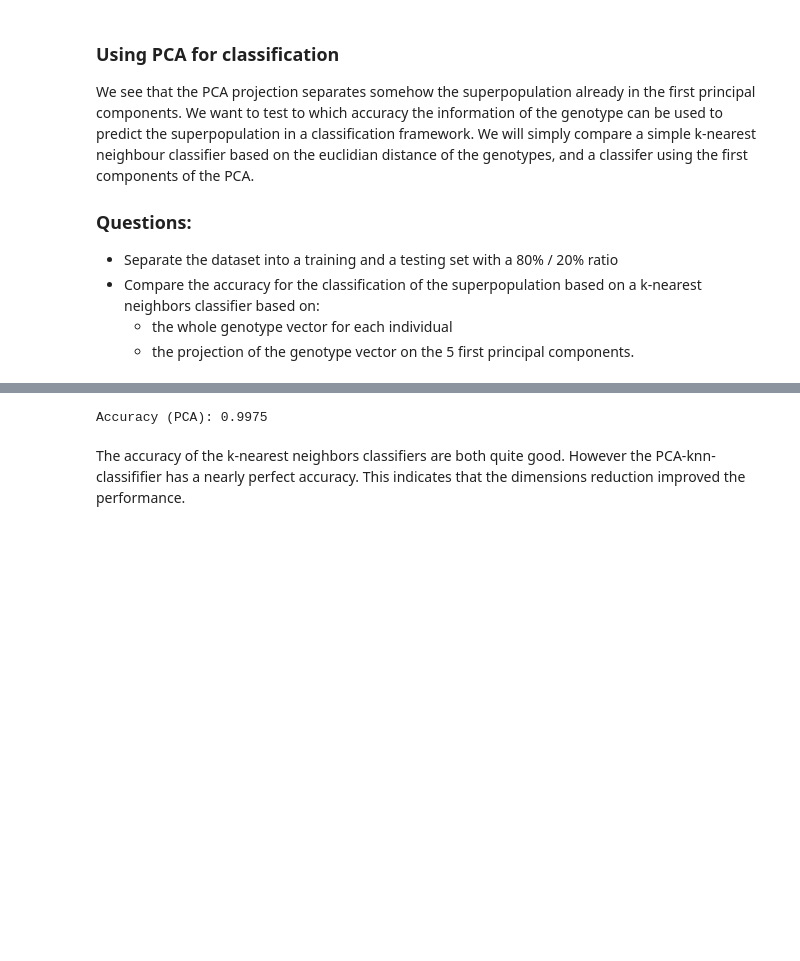
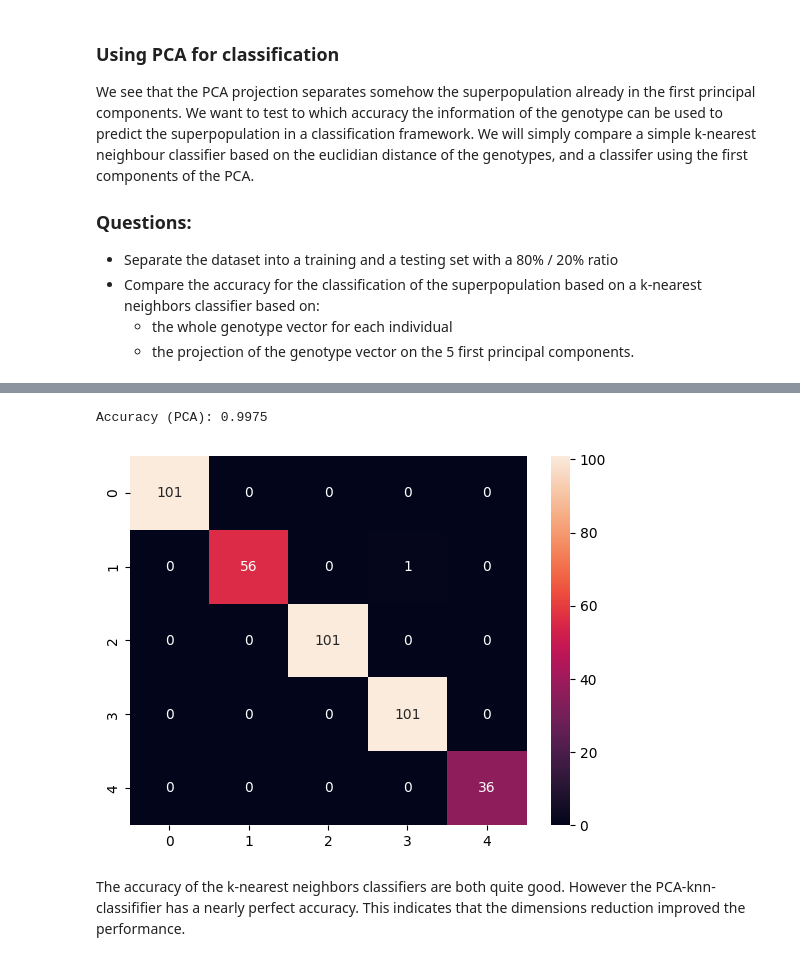
Before and after one commit to HendrikHigl/ma-cs-apml, a Jupyter notebook: LDAProject/LDA_project.ipynb, the cells around one changed output, grey strips where cells are left out. Drawn from its saved outputs; the diff is of its cells as text; code cells hidden in the pictures; blank space fills up the shorter version.

```diff
--- a/LDAProject/LDA_project.ipynb
+++ b/LDAProject/LDA_project.ipynb
@@ -297,12 +301,16 @@ X_train_pca, X_test_pca, Y_train_pca, Y_test_pca = train_test_split(X_pca_n, Y,
 # %%
 knn_pca = KNeighborsClassifier(n_neighbors=5)
 knn_pca.fit(X_train_pca, Y_train_pca)
 
 Y_pred_pca = knn_pca.predict(X_test_pca)
 accuracy_pca = accuracy_score(Y_test_pca, Y_pred_pca)
 print(f"Accuracy (PCA): {accuracy_pca:.4f}")
+cm = confusion_matrix(Y_test_pca, Y_pred_pca)
+sns.heatmap(cm, annot=True, fmt=".0f")
+plt.show()
 # %% [output]
 Accuracy (PCA): 0.9975
+[figure, added]
 # %% [markdown]
 The accuracy of the k-nearest neighbors classifiers are both quite good. However the PCA-knn-classififier has a nearly perfect accuracy. This indicates that the dimensions reduction improved the performance.
 # %% [markdown]
```
Also changed, not shown: parts of 6 cells of this notebook, 1 other file.
